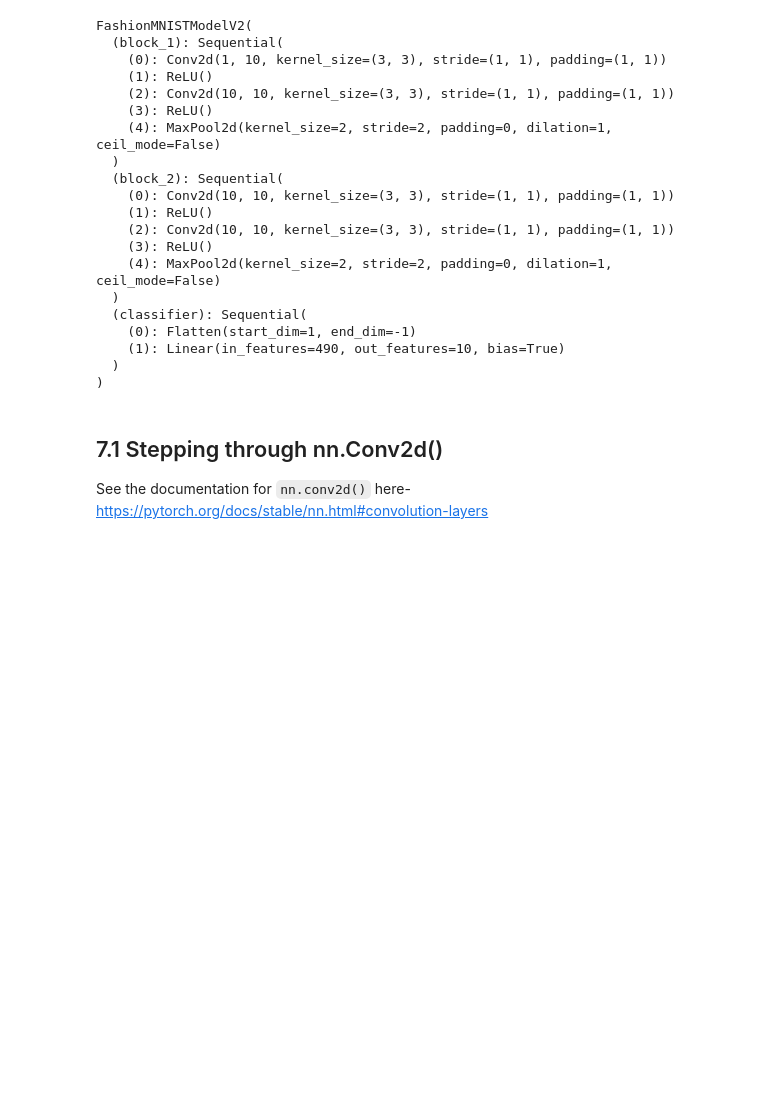
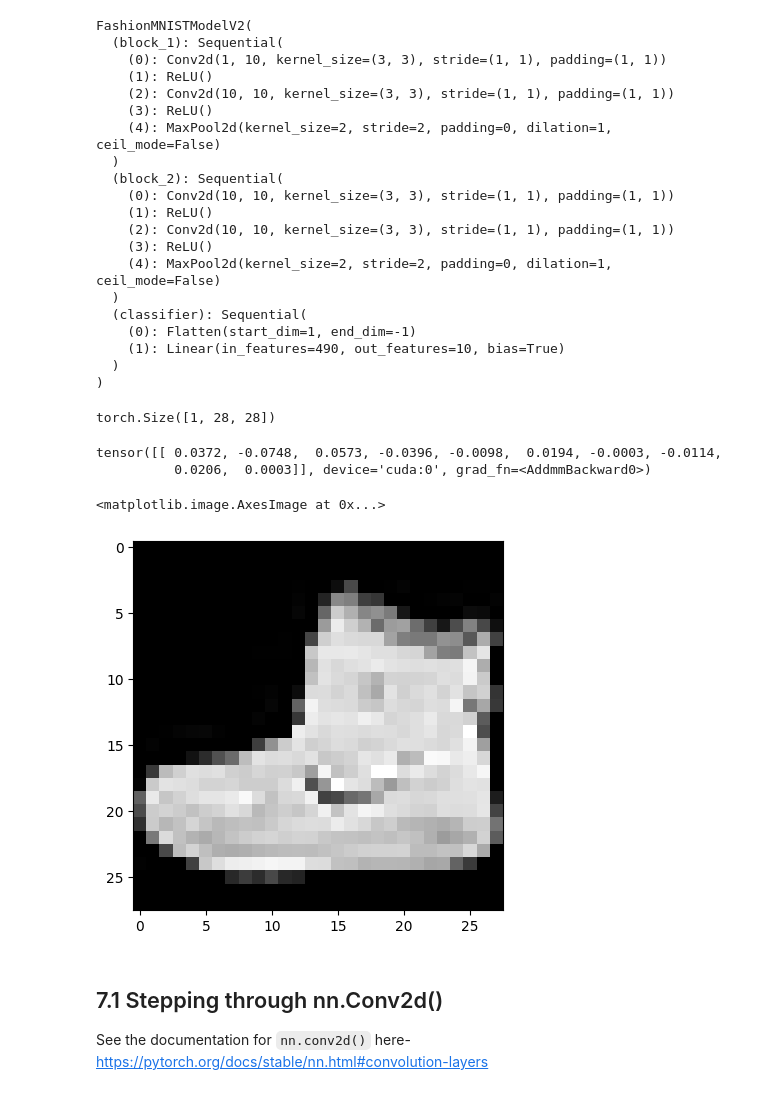
Before and after one commit to MD-SHAKIB/PyTorch_Practice, a Jupyter notebook: pytorch_project/03.pytorch_computer_vision.ipynb, the cells around one changed output. Drawn from its saved outputs; the diff is of its cells as text; code cells hidden in the pictures; blank space fills up the shorter version.

```diff
--- a/pytorch_project/03.pytorch_computer_vision.ipynb
+++ b/pytorch_project/03.pytorch_computer_vision.ipynb
@@ -745,6 +745,21 @@ FashionMNISTModelV2(
     (1): Linear(in_features=490, out_features=10, bias=True)
   )
 )
+# %%
+rand_image_tensor = torch.rand(size=(1,28,28))
+rand_image_tensor.shape
+# %% [output]
+torch.Size([1, 28, 28])
+# %%
+model_2(rand_image_tensor.unsqueeze(0).to(device))
+# %% [output]
+tensor([[ 0.0372, -0.0748,  0.0573, -0.0396, -0.0098,  0.0194, -0.0003, -0.0114,
+          0.0206,  0.0003]], device='cuda:0', grad_fn=<AddmmBackward0>)
+# %%
+plt.imshow(image.squeeze(), cmap="gray")
+# %% [output]
+<matplotlib.image.AxesImage at 0x...>
+[figure, added]
 # %% [markdown]
 ## 7.1 Stepping through nn.Conv2d()
 
```
Also changed, not shown: parts of 18 cells of this notebook.
